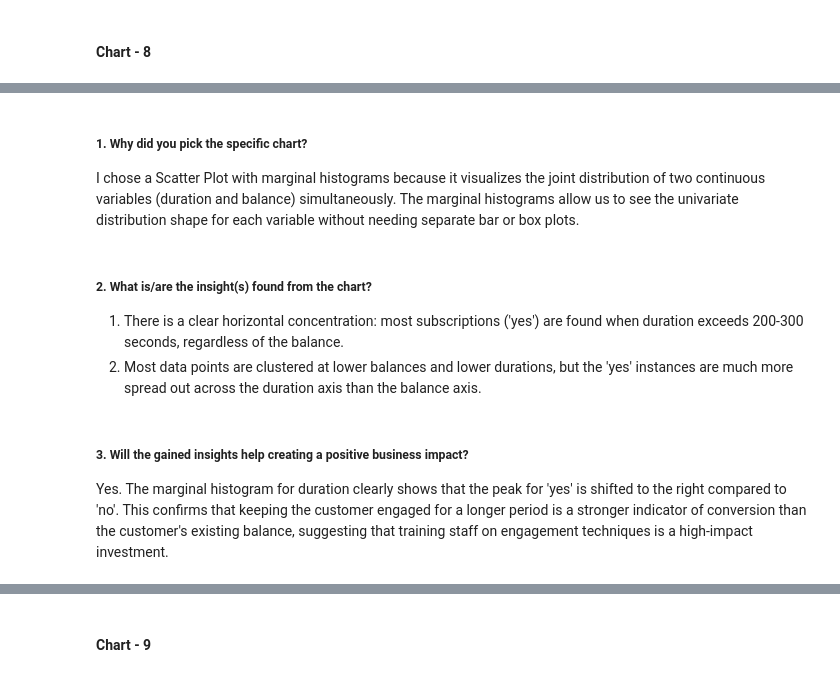
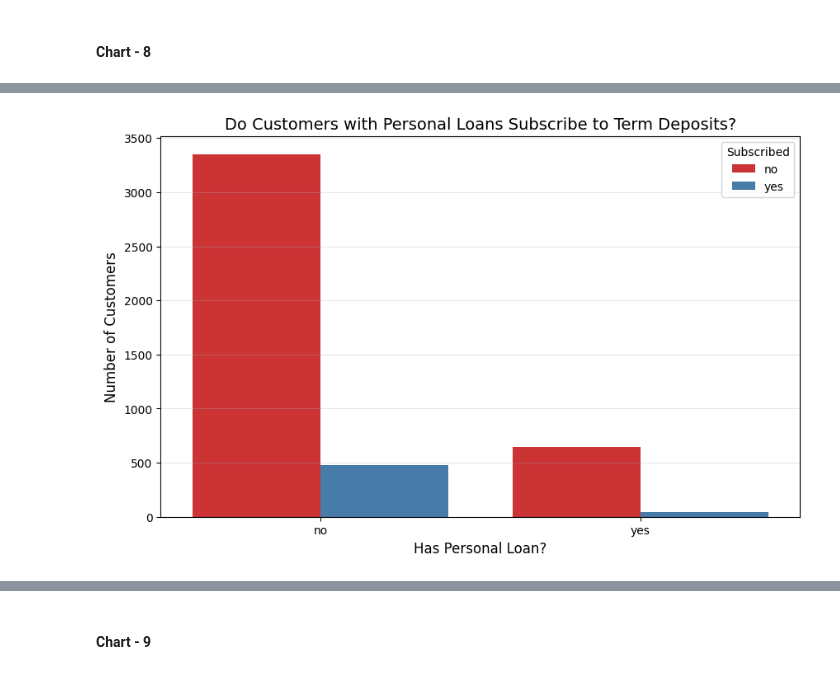
Before and after one commit to amol004/Financial-Forecasting-Frontier-Distributed-ML, a Jupyter notebook: Financial_Forecasting_Frontier_Distributed_ML.ipynb, the cells around one changed output, grey strips where cells are left out. Cells and saved outputs as stored; diff of their text form; code cells hidden in the pictures.

```diff
--- a/Financial_Forecasting_Frontier_Distributed_ML.ipynb
+++ b/Financial_Forecasting_Frontier_Distributed_ML.ipynb
@@ -609,10 +595,21 @@ fig.show()
-# %% [markdown]
-##### 1. Why did you pick the specific chart?
-I chose a Scatter Plot with marginal histograms because it visualizes the joint distribution of two continuous variables (duration and balance) simultaneously. The marginal histograms allow us to see the univariate distribution shape for each variable without needing separate bar or box plots.
-# %% [markdown]
-##### 2. What is/are the insight(s) found from the chart?
-1. There is a clear horizontal concentration: most subscriptions ('yes') are found when duration exceeds 200-300 seconds, regardless of the balance.
-2. Most data points are clustered at lower balances and lower durations, but the 'yes' instances are much more spread out across the duration axis than the balance axis.
-# %% [markdown]
-##### 3. Will the gained insights help creating a positive business impact?
-Yes. The marginal histogram for duration clearly shows that the peak for 'yes' is shifted to the right compared to 'no'. This confirms that keeping the customer engaged for a longer period is a stronger indicator of conversion than the customer's existing balance, suggesting that training staff on engagement techniques is a high-impact investment.
+# %%
+# Simple Visualization: Impact of Personal Loans on Subscription
+import matplotlib.pyplot as plt
+import seaborn as sns
+
+# 1. Prepare data using Spark for efficiency
+loan_summary = df.groupBy('loan', 'y').count().toPandas()
+
+# 2. Create a simple grouped bar chart
+plt.figure(figsize=(10, 6))
+sns.barplot(x='loan', y='count', hue='y', data=loan_summary, palette='Set1')
+
+# 3. Add simple labels
+plt.title('Do Customers with Personal Loans Subscribe to Term Deposits?', fontsize=14)
+plt.xlabel('Has Personal Loan?', fontsize=12)
+plt.ylabel('Number of Customers', fontsize=12)
+plt.legend(title='Subscribed')
+plt.grid(axis='y', alpha=0.3)
+plt.show()
+# %% [output]
+[figure, added]
```
Also changed, not shown: parts of 19 cells of this notebook.
